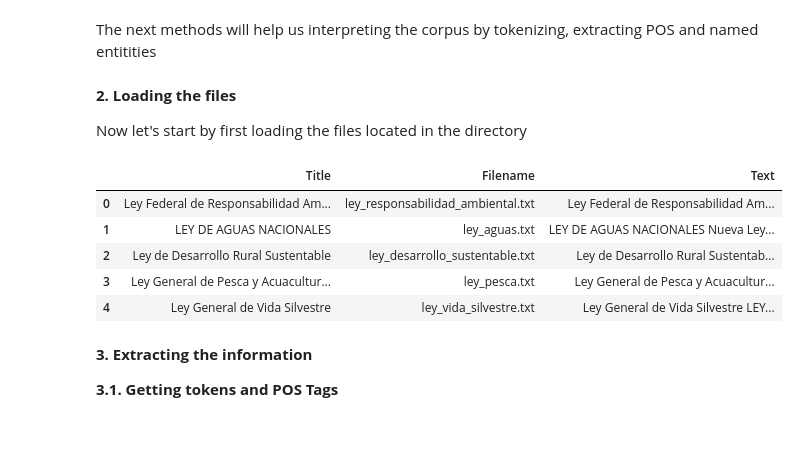
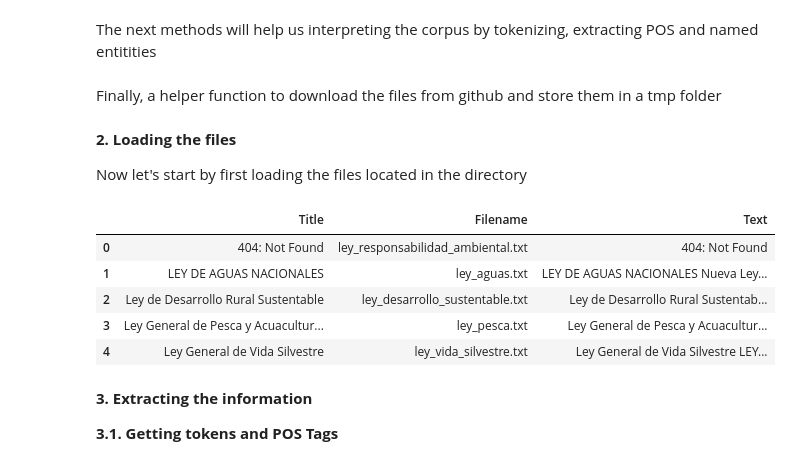
Before and after one commit to rafaeljosem/MNA-ProyectoIntegrador_EQ10, a Jupyter notebook: exploratory_data_analysis.ipynb, the cells around one changed output. Saved outputs shown, nothing was run; the diff lists cells and outputs as text; code cells hidden in the pictures; blank space fills up the shorter version.

Commit message:
files are now downloaded

```diff
--- a/exploratory_data_analysis.ipynb
+++ b/exploratory_data_analysis.ipynb
@@ -80,6 +81,31 @@ def get_pos_tags(doc):
 
 def extract_entities(doc):
     return [ent.label_ for ent in doc.ents]
+# %% [markdown]
+Finally, a helper function to download the files from github and store them in a tmp folder
+# %%
+urls = [
+    ('constitucion.txt', 'https://raw.githubusercontent.com/rafaeljosem/MNA-ProyectoIntegrador_EQ10/main/env_data/constitucion.txt'),
+   ('ley_aguas.txt', 'https://raw.githubusercontent.com/rafaeljosem/MNA-ProyectoIntegrador_EQ10/main/env_data/ley_aguas.txt'),
+   ('ley_cambio_climatico.txt', 'https://raw.githubusercontent.com/rafaeljosem/MNA-ProyectoIntegrador_EQ10/main/env_data/ley_cambio_climatico.txt'),
+    ('ley_desarrollo_forestal.txt','https://raw.githubusercontent.com/rafaeljosem/MNA-ProyectoIntegrador_EQ10/main/env_data/ley_desarrollo_forestal.txt'),
+    ('ley_desarrollo_sustentable.txt','https://raw.githubusercontent.com/rafaeljosem/MNA-ProyectoIntegrador_EQ10/main/env_data/ley_desarrollo_sustentable.txt'),
+    ('ley_gestion_residuos.txt','https://raw.githubusercontent.com/rafaeljosem/MNA-ProyectoIntegrador_EQ10/main/env_data/ley_gestion_residuos.txt'),
+    ('ley_mar.txt','https://raw.githubusercontent.com/rafaeljosem/MNA-ProyectoIntegrador_EQ10/main/env_data/ley_mar.txt'),
+    ('ley_pesca.txt','https://raw.githubusercontent.com/rafaeljosem/MNA-ProyectoIntegrador_EQ10/main/env_data/ley_pesca.txt'),
+    ('ley_responsabilidad_ambiental.txt','https://raw.githubusercontent.com/rafaeljosem/MNA-ProyectoIntegrador_EQ10/main/env_data/ley_responsabilidad_ambiental.txt'),
+    ('ley_vertimiento_zonas_marinas.txt','https://raw.githubusercontent.com/rafaeljosem/MNA-ProyectoIntegrador_EQ10/main/env_data/ley_vertimiento_zonas_marinas.txt'),
+    ('ley_vida_silvestre.txt','https://raw.githubusercontent.com/rafaeljosem/MNA-ProyectoIntegrador_EQ10/main/env_data/ley_vida_silvestre.txt')
+    ]
+
+#Directory where the files are located
+directory = 'tmp'
+
+def download_files():
+    for url in urls:
+        response = requests.get(url[1])
+        with open(f'{directory}/{url[0]}', mode="wb") as file:
+            file.write(response.content)
 # %% [markdown]
 **2. Loading the files**
 
@@ -87,30 +115,28 @@ Now let's start by first loading the files located in the directory
 # %%
-#Directory where the files are located
-directory = 'env_data'
 corpus = []
 
 # Let's get the content from every file in the directory
 for path, folders, files in os.walk(directory):
     for file in files:
         if file.endswith('.txt'):
             title ,text =  read_without_new_lines(os.path.join(path, file))
 
             corpus.append({
                 'Title': title,
                 'Filename': file,
                 'Text': text
             })
 
 
 #We put them in a dataframe
 df_original = pd.DataFrame.from_dict(corpus)
 # Let's make a copy and leave the other as backup
 df = df_original.copy()
 
 df.head(5)
 # %% [output]
 |  | Title | Filename | Text |
-| 0 | Ley Federal de Responsabilidad Am... | ley_responsabilidad_ambiental.txt | Ley Federal de Responsabilidad Am... |
+| 0 | 404: Not Found | ley_responsabilidad_ambiental.txt | 404: Not Found |
 | 1 | LEY DE AGUAS NACIONALES | ley_aguas.txt | LEY DE AGUAS NACIONALES Nueva Ley... |
 | 2 | Ley de Desarrollo Rural Sustentable | ley_desarrollo_sustentable.txt | Ley de Desarrollo Rural Sustentab... |
 | 3 | Ley General de Pesca y Acuacultur... | ley_pesca.txt | Ley General de Pesca y Acuacultur... |
```
Also changed, not shown: parts of 9 cells of this notebook, 1 other file.
